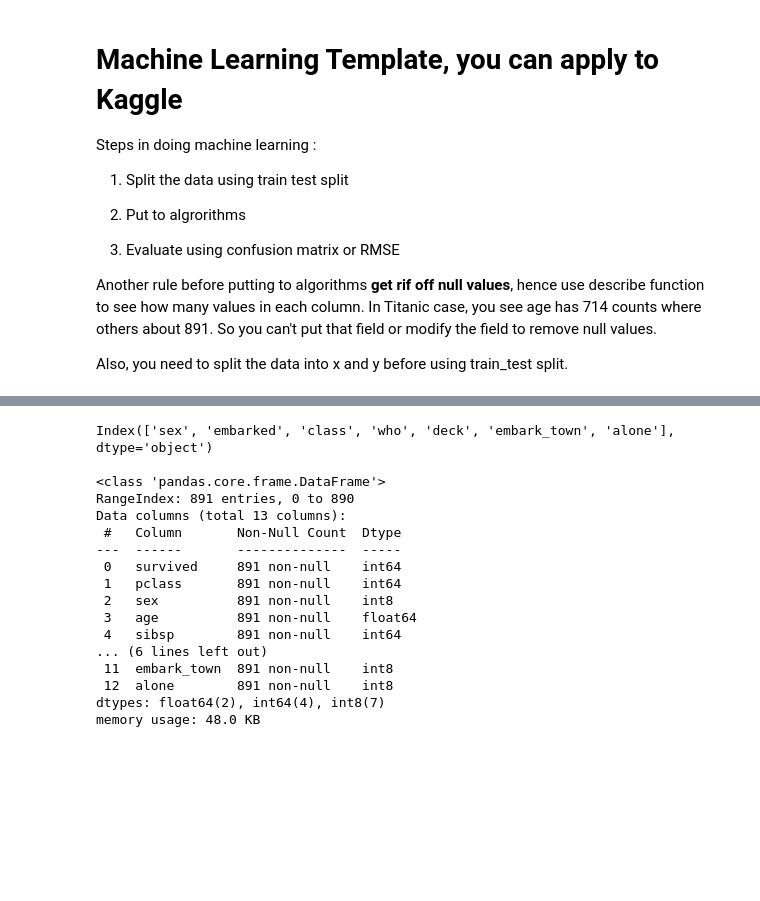
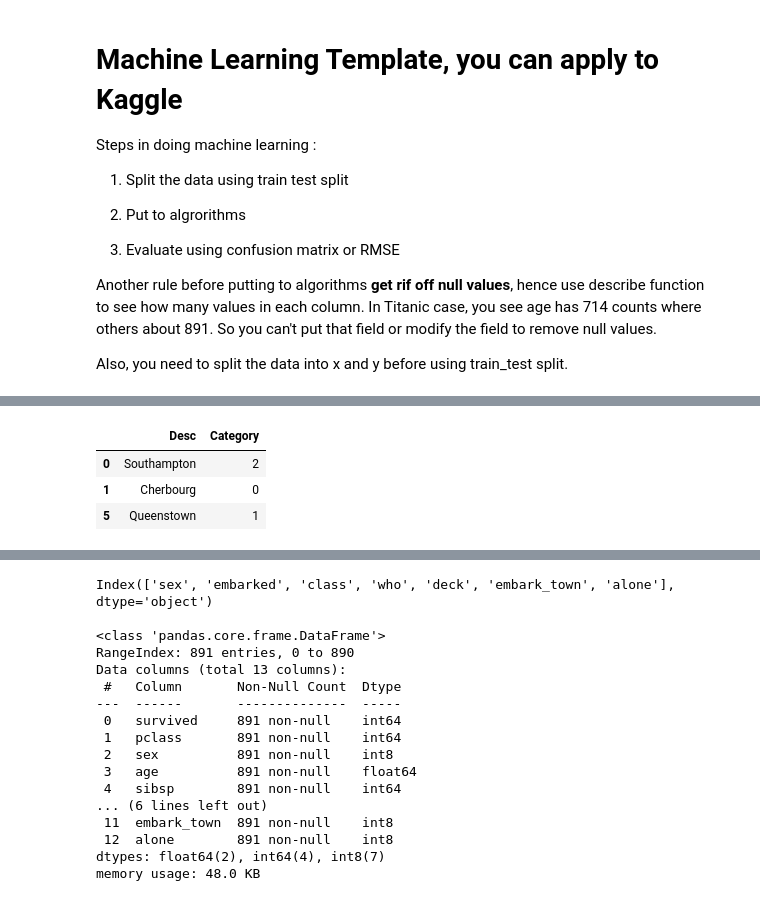
Before and after one commit to RonnyCh/mydsbook, a Jupyter notebook: myBook.ipynb, the cells around one changed output, grey strips where cells are left out. Cells and saved outputs as stored; diff of their text form; code cells hidden in the pictures; blank space fills up the shorter version.

```diff
--- a/myBook.ipynb
+++ b/myBook.ipynb
@@ -1225,0 +1302,13 @@ titanic.head()
+# %%
+import pandas as pd
+cat = titanic['embark_town'].astype('category').cat.codes
+desc = titanic['embark_town']
+
+pd.DataFrame({'Desc':desc,'Category':cat}).drop_duplicates()
+
+#a.cat.codes.unique()
+# %% [output]
+|  | Desc | Category |
+| 0 | Southampton | 2 |
+| 1 | Cherbourg | 0 |
+| 5 | Queenstown | 1 |
```
Also changed, not shown: parts of 14 cells of this notebook.
